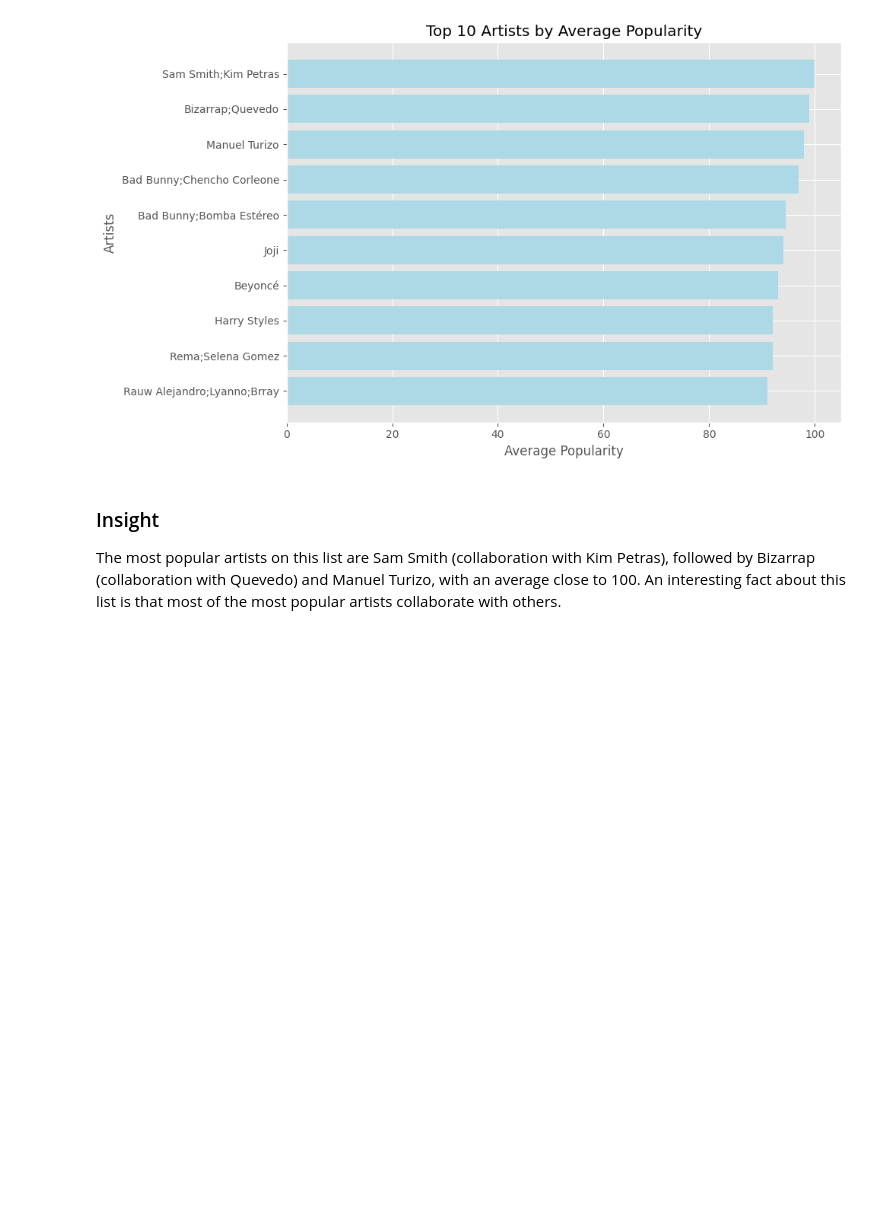
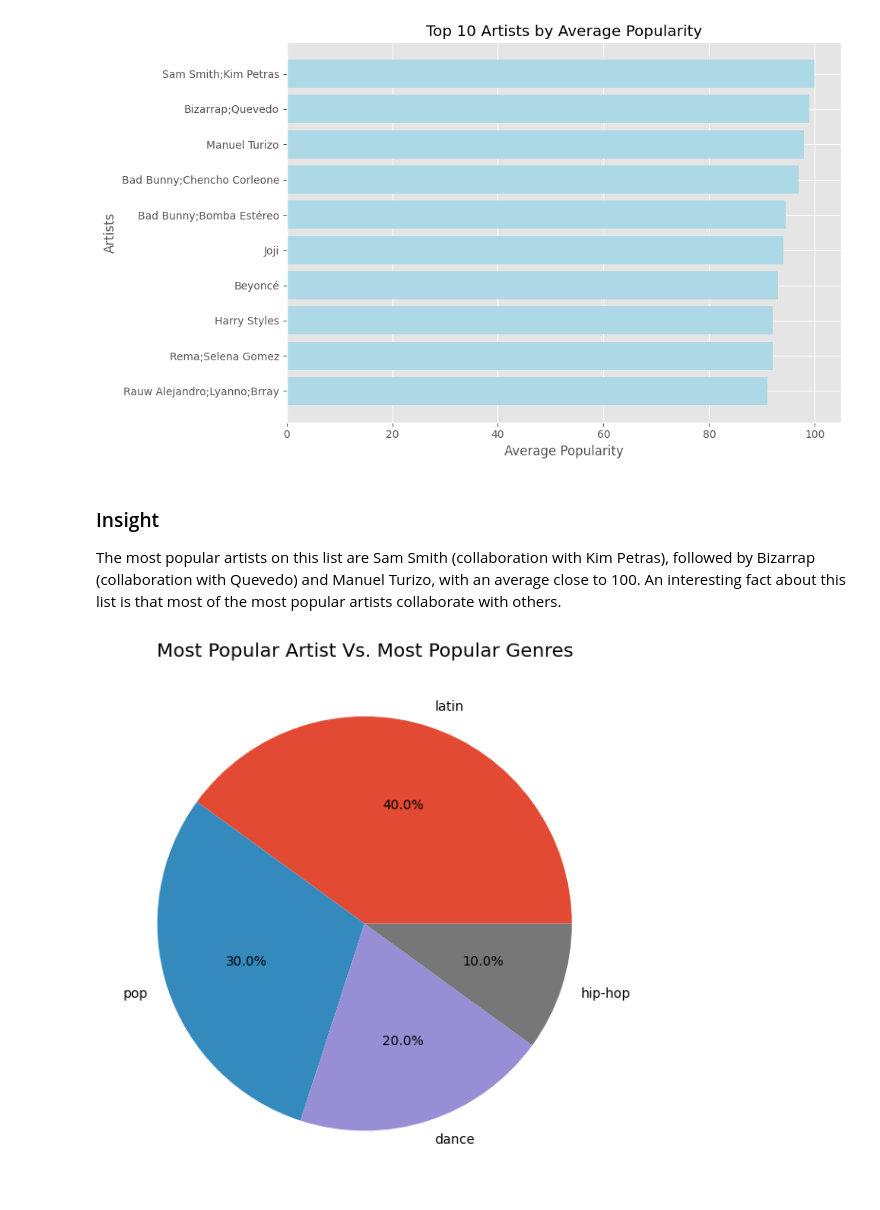
Before and after one commit to EmmanuelMG7/spotify-music-analysis, a Jupyter notebook: notebooks/01_exploration.ipynb, the cells around one changed output. Saved outputs shown, nothing was run; the diff lists cells and outputs as text; code cells hidden in the pictures; blank space fills up the shorter version.

Commit message:
feat: add question 3 analysis - top artists vs top genres

```diff
--- a/notebooks/01_exploration.ipynb
+++ b/notebooks/01_exploration.ipynb
@@ -172,3 +172,23 @@ plt.show()
 ### Insight
 
 The most popular artists on this list are Sam Smith (collaboration with Kim Petras), followed by Bizarrap (collaboration with Quevedo) and Manuel Turizo, with an average close to 100. An interesting fact about this list is that most of the most popular artists collaborate with others.
+# %%
+# 3. Do the most popular artists belong to the most popular genres?
+
+# Filter tracks from top artists
+top_artists_df = df[df['artists'].isin(top_artists.index)]
+
+top_artists_track_genre = top_artists_df.groupby('artists')['track_genre'].first()
+
+# Plot
+fig, ax = plt.subplots(figsize=(10, 6))
+
+genre_counts = top_artists_track_genre.value_counts()
+
+ax.pie(genre_counts.values, labels=genre_counts.index, autopct='%1.1f%%')
+
+plt.title('Most Popular Artist Vs. Most Popular Genres')
+plt.tight_layout()
+plt.show()
+# %% [output]
+[figure, added]
```
Also changed, not shown: parts of 1 cell of this notebook.
